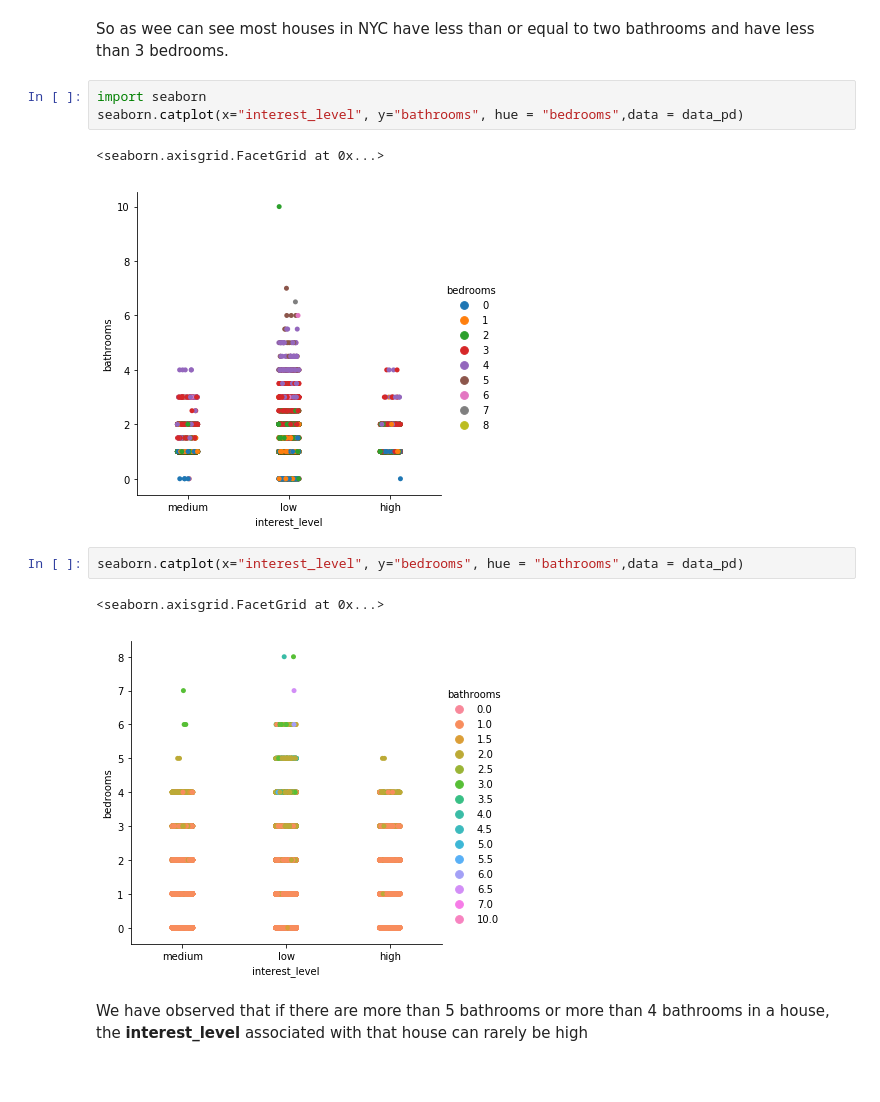
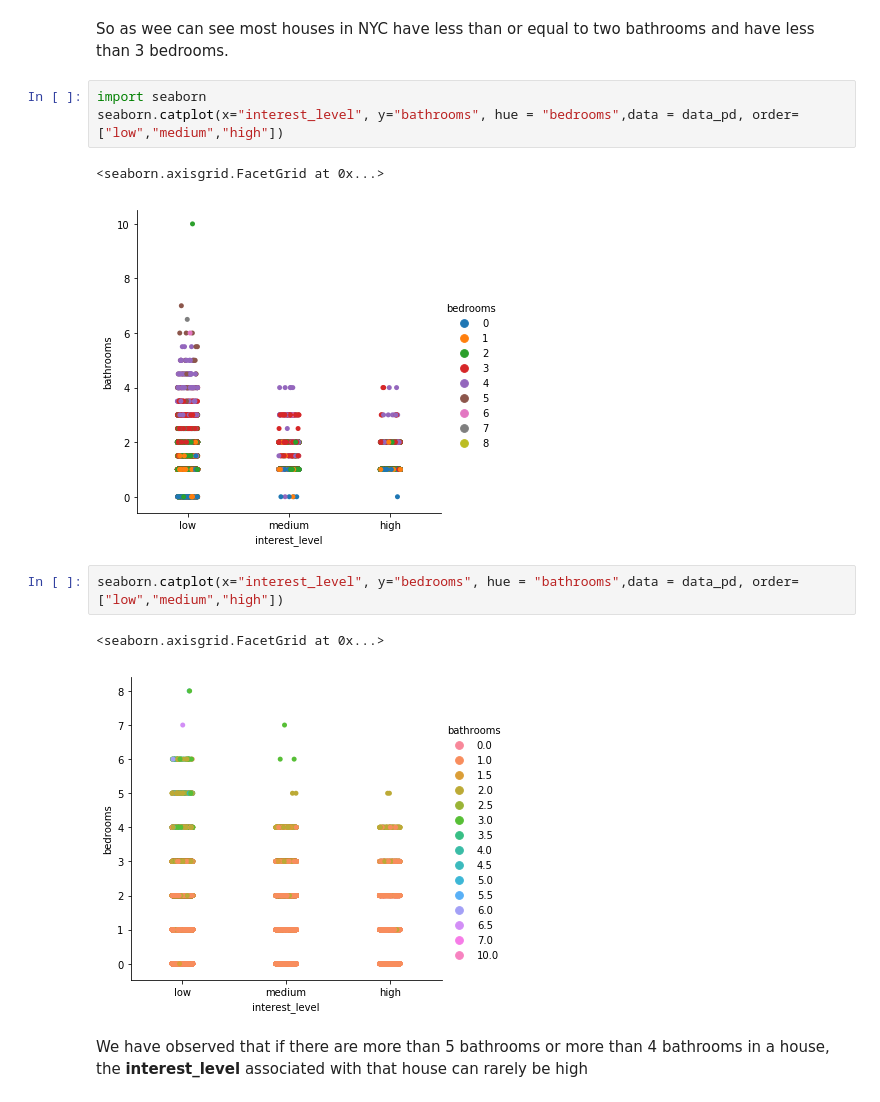
Before and after one commit to DrewPritchard/BigData_PSTAT235, a Jupyter notebook: Report.ipynb, the cells around one changed output. Cells and saved outputs as stored; diff of their text form.

```diff
--- a/Report.ipynb
+++ b/Report.ipynb
@@ -164,15 +184,15 @@ The **bathrooms** and **bedrooms** are not highly correlated
 So as wee can see most houses in NYC have less than or equal to two bathrooms and have less than 3 bedrooms.
 # %%
 import seaborn
-seaborn.catplot(x="interest_level", y="bathrooms", hue = "bedrooms",data = data_pd)
+seaborn.catplot(x="interest_level", y="bathrooms", hue = "bedrooms",data = data_pd, order=["low","medium","high"])
 # %% [output]
 <seaborn.axisgrid.FacetGrid at 0x...>
-[figure, old version]
+[figure, new version]
 # %%
-seaborn.catplot(x="interest_level", y="bedrooms", hue = "bathrooms",data = data_pd)
+seaborn.catplot(x="interest_level", y="bedrooms", hue = "bathrooms",data = data_pd, order=["low","medium","high"])
 # %% [output]
 <seaborn.axisgrid.FacetGrid at 0x...>
-[figure, old version]
+[figure, new version]
 # %% [markdown]
 We have observed that if there are more than 5 bathrooms or more than 4 bathrooms in a house, the **interest_level** associated with that house can rarely be high
 # %% [markdown]
```
Also changed, not shown: parts of 35 cells of this notebook, 1 other file.
